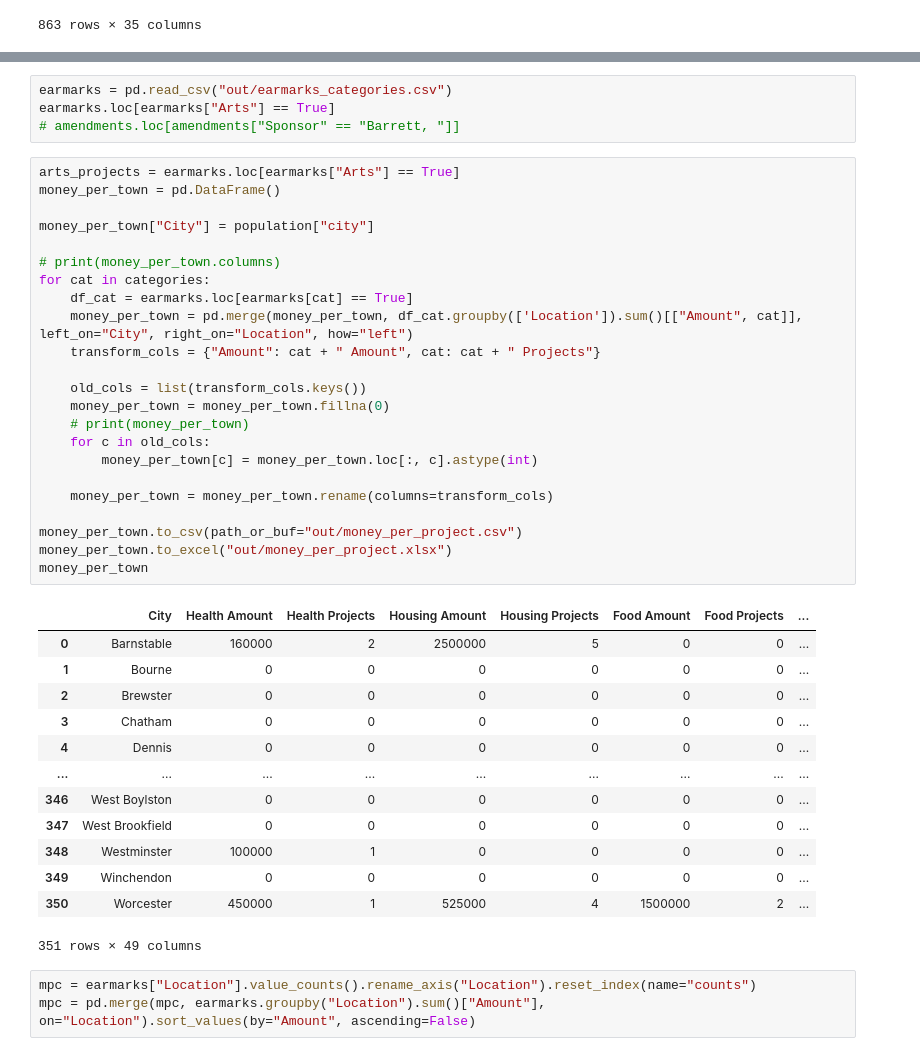
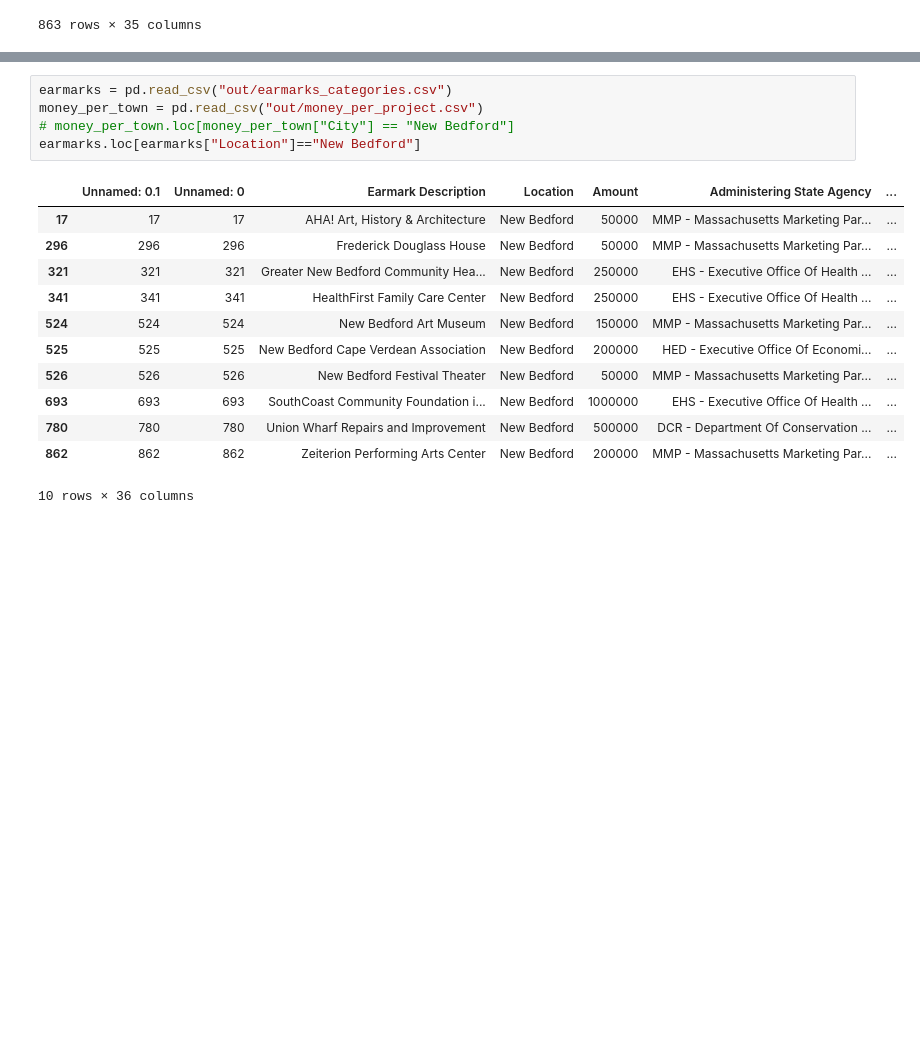
Before and after one commit to specificlanguage/gbh_earmarks, a Jupyter notebook: earmark_analysis.ipynb, the cells around one changed output, grey strips where cells are left out. Drawn from its saved outputs; the diff is of its cells as text; blank space fills up the shorter version.

```diff
--- a/earmark_analysis.ipynb
+++ b/earmark_analysis.ipynb
@@ -450,44 +483,18 @@ income_on_housing = pd.DataFrame()
 # %%
 earmarks = pd.read_csv("out/earmarks_categories.csv")
-earmarks.loc[earmarks["Arts"] == True]
-# amendments.loc[amendments["Sponsor" == "Barrett, "]]
+money_per_town = pd.read_csv("out/money_per_project.csv")
+# money_per_town.loc[money_per_town["City"] == "New Bedford"]
+earmarks.loc[earmarks["Location"]=="New Bedford"]
+# %% [output]
+|  | Unnamed: 0.1 | Unnamed: 0 | Earmark Description | Location | Amount | Administering State Agency | ... |
+| 17 | 17 | 17 | AHA! Art, History & Architecture | New Bedford | 50000 | MMP - Massachusetts Marketing Par... | ... |
+| 296 | 296 | 296 | Frederick Douglass House | New Bedford | 50000 | MMP - Massachusetts Marketing Par... | ... |
+| 321 | 321 | 321 | Greater New Bedford Community Hea... | New Bedford | 250000 | EHS - Executive Office Of Health ... | ... |
+| 341 | 341 | 341 | HealthFirst Family Care Center | New Bedford | 250000 | EHS - Executive Office Of Health ... | ... |
+| 524 | 524 | 524 | New Bedford Art Museum | New Bedford | 150000 | MMP - Massachusetts Marketing Par... | ... |
+| 525 | 525 | 525 | New Bedford Cape Verdean Association | New Bedford | 200000 | HED - Executive Office Of Economi... | ... |
+| 526 | 526 | 526 | New Bedford Festival Theater | New Bedford | 50000 | MMP - Massachusetts Marketing Par... | ... |
+| 693 | 693 | 693 | SouthCoast Community Foundation i... | New Bedford | 1000000 | EHS - Executive Office Of Health ... | ... |
+| 780 | 780 | 780 | Union Wharf Repairs and Improvement | New Bedford | 500000 | DCR - Department Of Conservation ... | ... |
+| 862 | 862 | 862 | Zeiterion Performing Arts Center | New Bedford | 200000 | MMP - Massachusetts Marketing Par... | ... |
+10 rows × 36 columns
-# %%
-arts_projects = earmarks.loc[earmarks["Arts"] == True]
-money_per_town = pd.DataFrame()
-
-money_per_town["City"] = population["city"]
-
-# print(money_per_town.columns)
-for cat in categories:
-    df_cat = earmarks.loc[earmarks[cat] == True]
-    money_per_town = pd.merge(money_per_town, df_cat.groupby(['Location']).sum()[["Amount", cat]], left_on="City", right_on="Location", how="left")
-    transform_cols = {"Amount": cat + " Amount", cat: cat + " Projects"}
-
-    old_cols = list(transform_cols.keys())
-    money_per_town = money_per_town.fillna(0)
-    # print(money_per_town)
-    for c in old_cols:
-        money_per_town[c] = money_per_town.loc[:, c].astype(int)
-
-    money_per_town = money_per_town.rename(columns=transform_cols)
-
-money_per_town.to_csv(path_or_buf="out/money_per_project.csv")
-money_per_town.to_excel("out/money_per_project.xlsx")
-money_per_town
-# %% [output]
-|  | City | Health Amount | Health Projects | Housing Amount | Housing Projects | Food Amount | Food Projects | ... |
-| 0 | Barnstable | 160000 | 2 | 2500000 | 5 | 0 | 0 | ... |
-| 1 | Bourne | 0 | 0 | 0 | 0 | 0 | 0 | ... |
-| 2 | Brewster | 0 | 0 | 0 | 0 | 0 | 0 | ... |
-| 3 | Chatham | 0 | 0 | 0 | 0 | 0 | 0 | ... |
-| 4 | Dennis | 0 | 0 | 0 | 0 | 0 | 0 | ... |
-| ... | ... | ... | ... | ... | ... | ... | ... | ... |
-| 346 | West Boylston | 0 | 0 | 0 | 0 | 0 | 0 | ... |
-| 347 | West Brookfield | 0 | 0 | 0 | 0 | 0 | 0 | ... |
-| 348 | Westminster | 100000 | 1 | 0 | 0 | 0 | 0 | ... |
-| 349 | Winchendon | 0 | 0 | 0 | 0 | 0 | 0 | ... |
-| 350 | Worcester | 450000 | 1 | 525000 | 4 | 1500000 | 2 | ... |
-351 rows × 49 columns
-# %%
-mpc = earmarks["Location"].value_counts().rename_axis("Location").reset_index(name="counts")
-mpc = pd.merge(mpc, earmarks.groupby("Location").sum()["Amount"], on="Location").sort_values(by="Amount", ascending=False)
```
Also changed, not shown: parts of 4 cells of this notebook, 21 other files.
